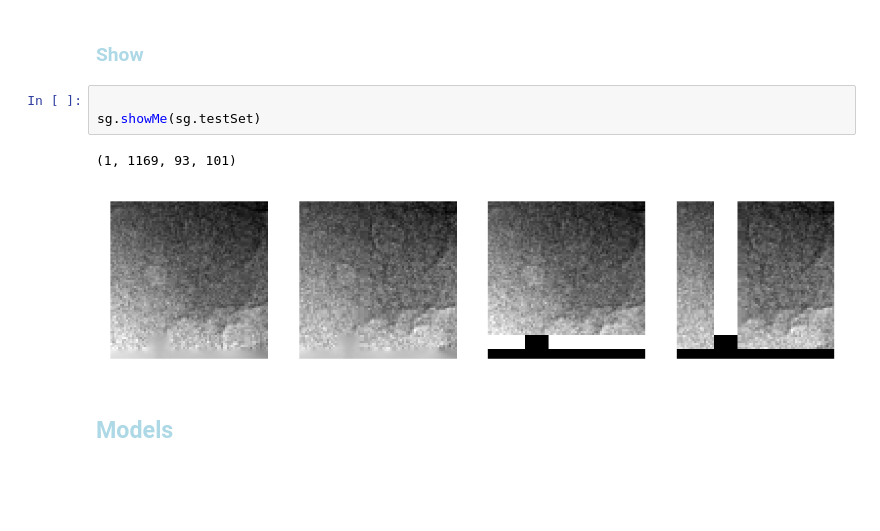
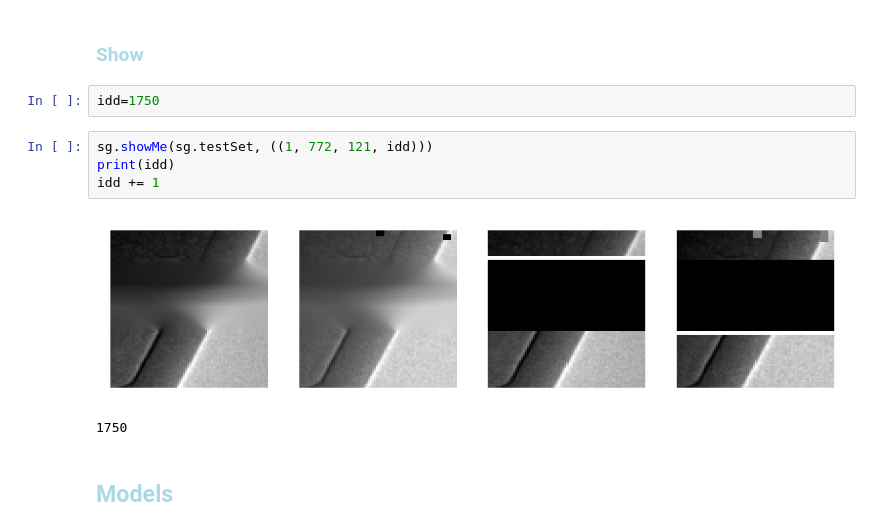
Before and after one commit to antonmx/shiftpatch, a Jupyter notebook: shiftpatch_dj0.ipynb, the cells around one changed output. Cells and saved outputs as stored; diff of their text form; blank space fills up the shorter version.

```diff
--- a/shiftpatch_dj0.ipynb
+++ b/shiftpatch_dj0.ipynb
@@ -51,12 +51,15 @@ sg.testLoader = sg.createDataLoader(sg.createSubSet(sg.testSet),
 sg.refImages, sg.refNoises = sg.createReferences(0)
 # %% [markdown]
 ### <font style="color:lightblue">Show</font>
-# %%
-
-sg.showMe(sg.testSet)
-# %% [output]
-(1, 1169, 93, 101)
-[figure, removed]
+# %%
+idd=1750
+# %%
+sg.showMe(sg.testSet, ((1, 772, 121, idd)))
+print(idd)
+idd += 1
+# %% [output]
+[figure, added]
+1750
 # %% [markdown]
 ## <font style="color:lightblue">Models</font>
 # %%
```
Also changed, not shown: parts of 4 cells of this notebook, 2 other files.
